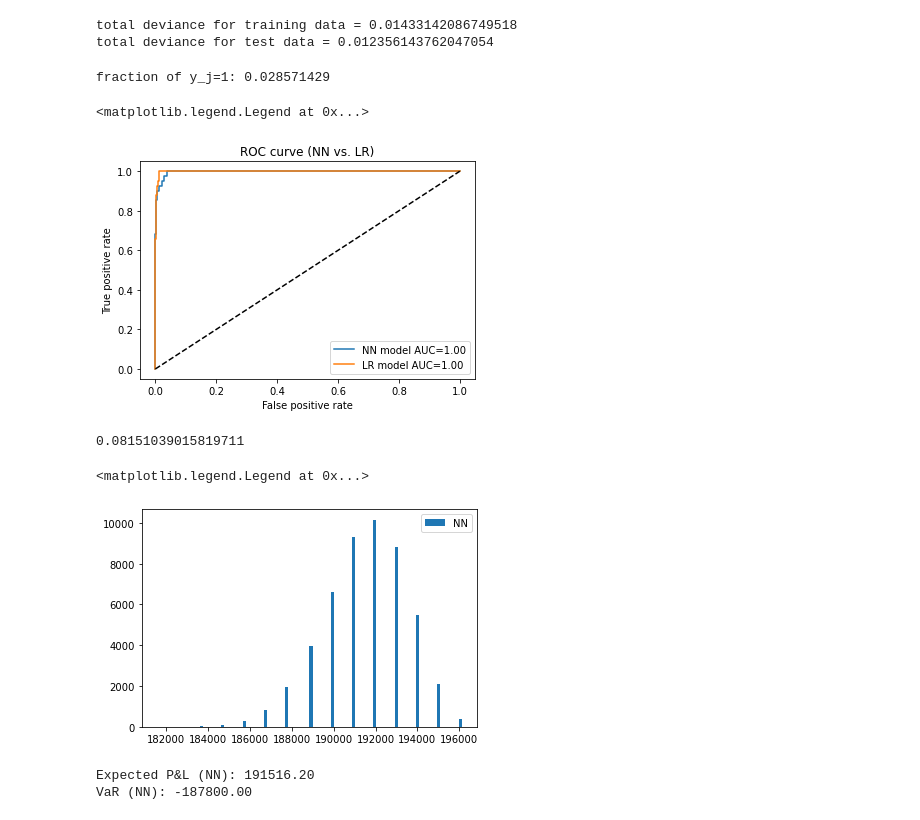
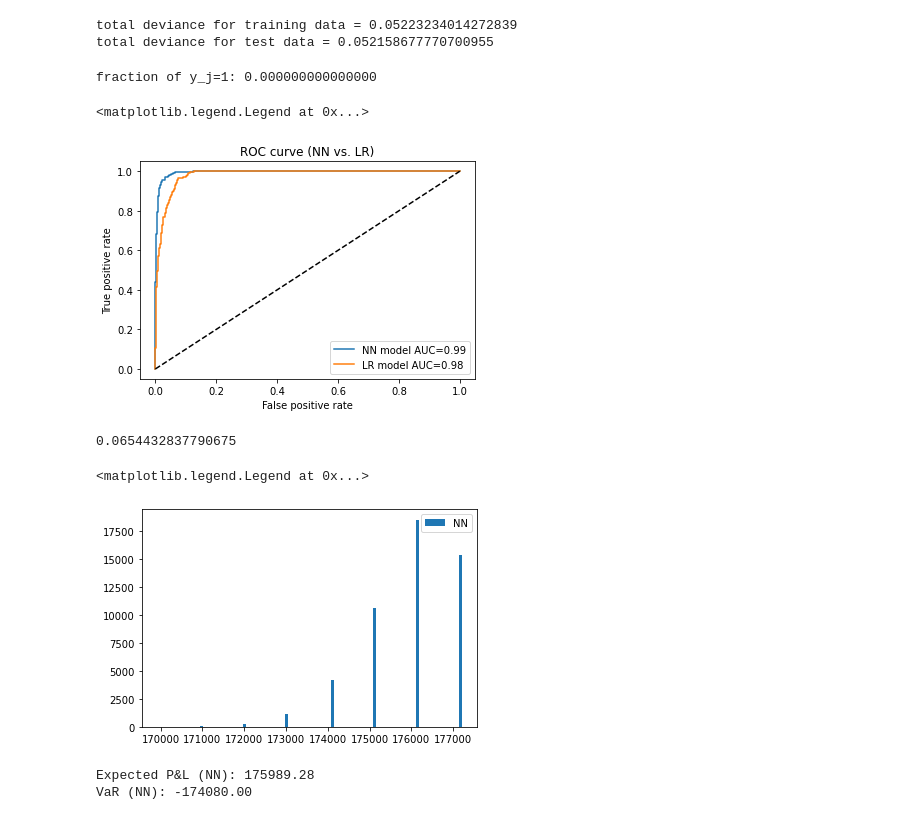
Before and after one commit to Roarou/NewTechInBank, a Jupyter notebook: Final_dez.ipynb, the cells around one changed output. Drawn from its saved outputs; the diff is of its cells as text; code cells hidden in the pictures.

```diff
--- a/Final_dez.ipynb
+++ b/Final_dez.ipynb
@@ -7,16 +7,14 @@ import numpy as np
 
 
 #Question 1
-#J = np.random.randint(5000)
-#K = np.random.randint(5000)
 J = 20000
 K = 5000
 num_samples = J + K
 
 # draw random numbers for every feature
-x_1 = np.random.uniform(low=18., high=80., size=(num_samples, 1))
-x_2 = np.random.uniform(low=1., high=15., size=(num_samples, 1))
-x_3 = np.float32(np.random.uniform(low=0., high=1., size=(num_samples, 1)) < .1)
+x_1 = np.random.uniform(18., 80., size=(num_samples, 1))
+x_2 = np.random.uniform(1., 15., size=(num_samples, 1))
+x_3 = np.float32(np.random.uniform(0., 1., size=(num_samples, 1)) < .1)
 X = np.concatenate([x_1, x_2, x_3], axis=1)
 X_J = X[:J, :]
 
@@ -32,14 +30,15 @@ Empirical mean: self-employed indicator = 0.09895
 # %%
 # EXERCISE 2
-sigmoid = lambda x: 1. / (1. + np.exp(-x))
+def sigmoid(x):
+    return 1. / (1. + np.exp(-x))
 
 #Linear model
 
 # Model parameters
-a_0 = -10
-a_1 = 3
-a_2 = -7
-a_3 = 15
+a_0 = -7.8
+a_1 = 3.9
+a_2 = -5.0
+a_3 = 5.5
 
 p_x = sigmoid(a_0 + a_1 * np.sqrt(np.absolute(x_1 - 55)) + a_2 * x_2 + a_3 * x_3)
 y = np.float32(np.squeeze(np.random.uniform(size=(num_samples, 1)) < p_x))
@@ -149,17 +148,17 @@ scores_NN = model_NN(X_test)
 print('total deviance for training data = ' + str(log_loss(y_train, scores_NN_train)))
 print('total deviance for test data = ' + str(log_loss(y_test, scores_NN)))
 # %% [output]
-total deviance for training data = 0.01433142086749518
-total deviance for test data = 0.012356143762047054
+total deviance for training data = 0.05223234014272839
+total deviance for test data = 0.052158677770700955
 # %%
 # fraction of ones
 
 comp_NN = np.stack((scores_NN.numpy()[:,0], y_test), axis=-1)
 select = (comp_NN[:, 0] <= 0.04) & (comp_NN[:, 0] >= 0.03)
 comp_NN_select = comp_NN[select, :]
-print('fraction of y_j=1: ' + str( np.mean(comp_NN_select[:,1]) ) )
+print('fraction of y_j=1: ' + str.format( '{0:.15f}', np.mean(comp_NN_select[:,1]) ) )
 # %% [output]
-fraction of y_j=1: 0.028571429
+fraction of y_j=1: 0.000000000000000
 # %%
 # Plot of the ROC curve
 from sklearn.metrics import roc_auc_score
@@ -178,36 +177,39 @@ plt.title('ROC curve (NN vs. LR)')
 plt.legend(loc='best')
 # %% [output]
 <matplotlib.legend.Legend at 0x...>
-[figure, old version]
+[figure, new version]
 # %%
 # EXERCISE 3
 
 # Expected P &L
-
+#NN model has the lower variance therefore we use it to derive the loan strategy
 from scipy.stats import norm
 import matplotlib as mpl
 
 portfolio_size = K
 rate = 0.04
 loan_amount = 1000
 
-defaults = np.float32(np.random.uniform(low=0., high=1., size=(portfolio_size, 50000)) < p_test[:portfolio_size, :])  # select last K samples, which form the 'test' dataset
+Monte_Carlo_size = 50000
+#We perform a Monte Carlo approximation to simulate the defaults
+defaults = np.float32(np.random.uniform(low=0., high=1., size=(portfolio_size, Monte_Carlo_size)) < p_test[:portfolio_size, :])
 defaultR_ins = np.mean(y[:J])
 threshold = np.quantile(scores_NN_train, 1.-2*defaultR_ins)
-# threshold = 0.2 # To compare to an arbitrary threshold
+#The strategy is to lend money to every borrower who has a default probability lower than the computed threshold
 print(threshold)
+#We plot the corresponding profit and loss
 p_and_l_NN = np.sum(loan_amount * (rate * (1. - defaults) - defaults) * np.float32(scores_NN < threshold), axis=0)
 
 plt.figure(2)
 plt.hist(p_and_l_NN, bins=100, label='NN')
 plt.legend()
 # %% [output]
-0.08151039015819711
+0.0654432837790675
 <matplotlib.legend.Legend at 0x...>
-[figure, old version]
+[figure, new version]
 # %%
 # PART B
-# Compute the 'pct_VaR'%-VaR
+# We compute the associated 95% Value at risk
 pct_VaR=95
 index = int(( (100-pct_VaR)*50000/100 )-1)
 print('Expected P&L (NN): {:.2f}'.format(np.mean(p_and_l_NN)))
@@ -215,5 +217,5 @@ print('Expected P&L (NN): {:.2f}'.format(np.mean(p_and_l_NN)))
 p_and_l_b_NN = np.sort(p_and_l_NN)
 print('VaR (NN): {:.2f}'.format(-p_and_l_b_NN[index]))
 # %% [output]
-Expected P&L (NN): 191516.20
-VaR (NN): -187800.00
+Expected P&L (NN): 175989.28
+VaR (NN): -174080.00
```
Also changed, not shown: parts of 8 cells of this notebook.
